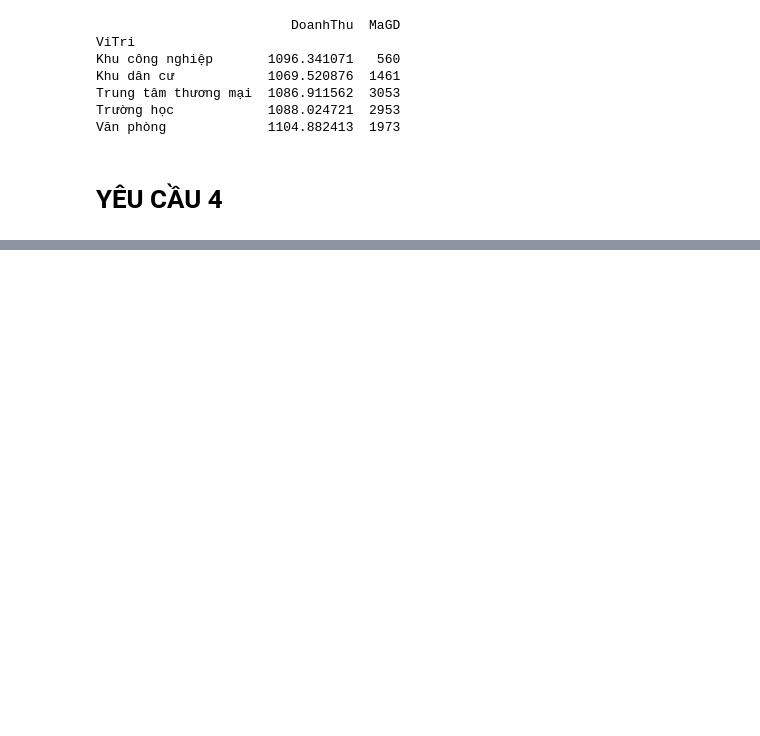
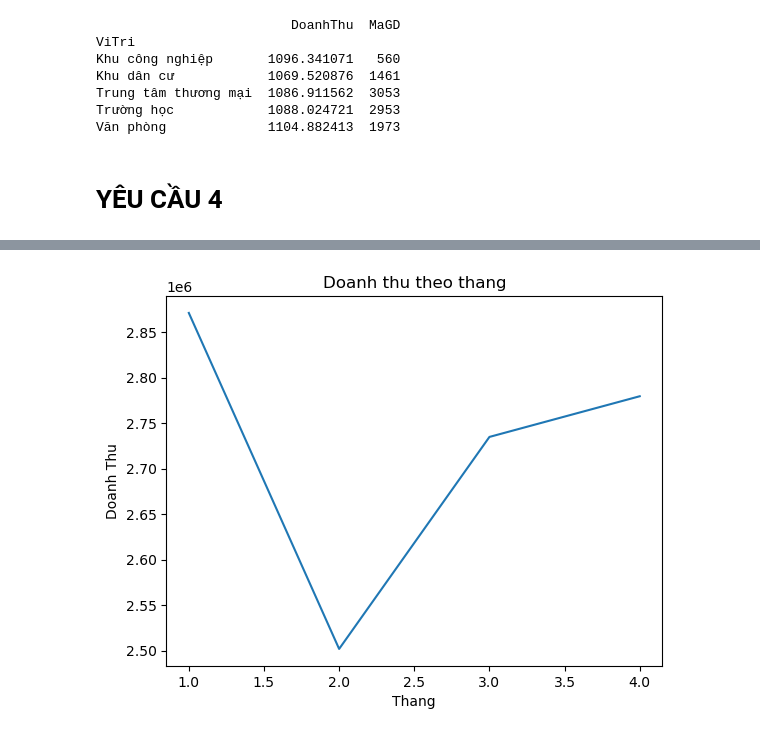
Before and after one commit to anhoang0502/PT_DoanhThu_chuoi_cua_hang_tien_loi, a Jupyter notebook: btvn.ipynb, the cells around one changed output, grey strips where cells are left out. Drawn from its saved outputs; the diff is of its cells as text; code cells hidden in the pictures; blank space fills up the shorter version.

```diff
--- a/btvn.ipynb
+++ b/btvn.ipynb
@@ -452,0 +586,10 @@ Văn phòng             1104.882413  1973
+# %%
+# Doanh thu theo thang
+plt.figsize = (8,6)
+sbn.lineplot(dt_thang, x='Thang', y='DoanhThu')
+plt.title('Doanh thu theo thang')
+plt.xlabel('Thang')
+plt.ylabel('Doanh Thu')
+plt.show()
+# %% [output]
+[figure, added]
```
Also changed, not shown: parts of 19 cells of this notebook.
